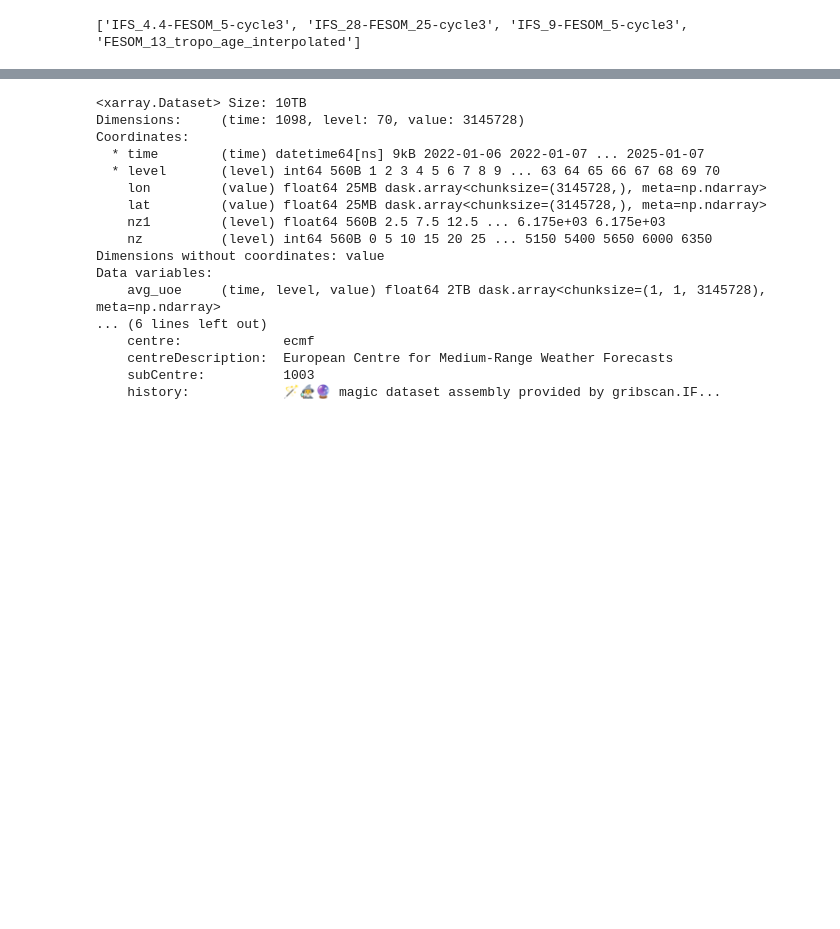
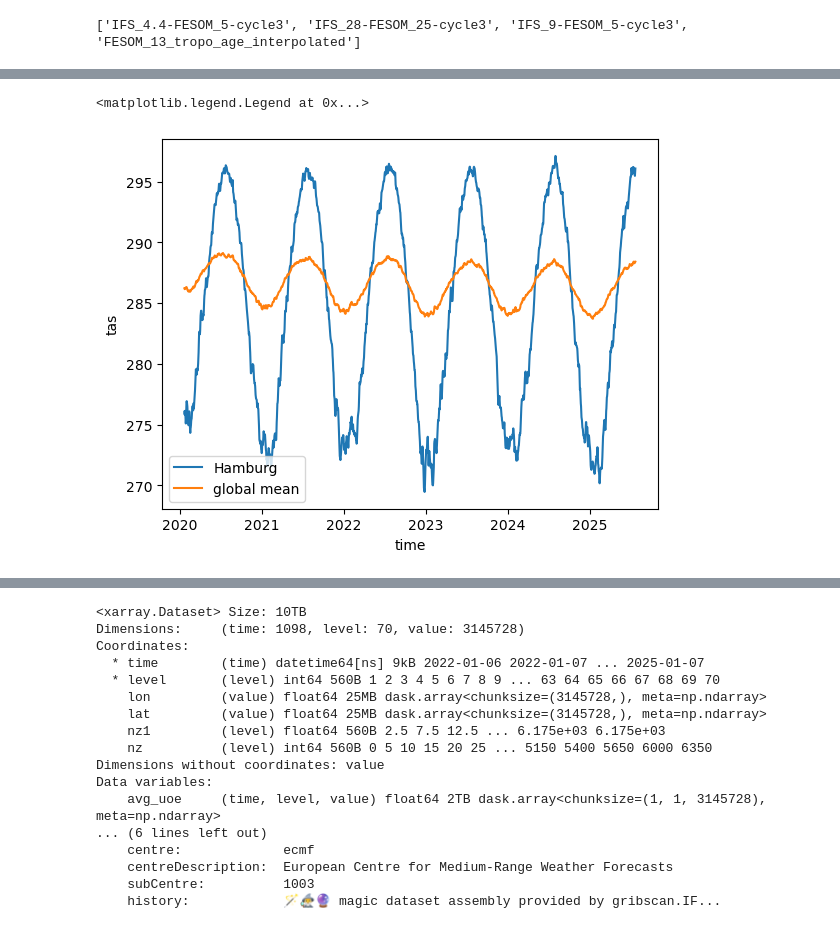
Before and after one commit to danliba/Amazon, a Jupyter notebook: NextGEMS/Extract_data.ipynb, the cells around one changed output, grey strips where cells are left out. Cells and saved outputs as stored; diff of their text form; code cells hidden in the pictures; blank space fills up the shorter version.

```diff
--- a/NextGEMS/Extract_data.ipynb
+++ b/NextGEMS/Extract_data.ipynb
@@ -67,0 +219,18 @@ Data variables:
+# %%
+def get_nside(ds):
+    return ds.crs.healpix_nside
+
+
+model_run = cat.ICON.ngc3028
+
+ds_fine = model_run(zoom=10).to_dask()
+hamburg = healpy.ang2pix(
+    get_nside(ds_fine), 9.993333, 53.550556, lonlat=True, nest=get_nest(ds_fine)
+)
+
+ds_fine.tas.isel(cell=hamburg).plot(label="Hamburg")
+model_run(zoom=0).to_dask().tas.mean("cell").plot(label="global mean")
+plt.legend()
+# %% [output]
+<matplotlib.legend.Legend at 0x...>
+[figure, added]
```
Also changed, not shown: parts of 15 cells of this notebook, 3 other files.
